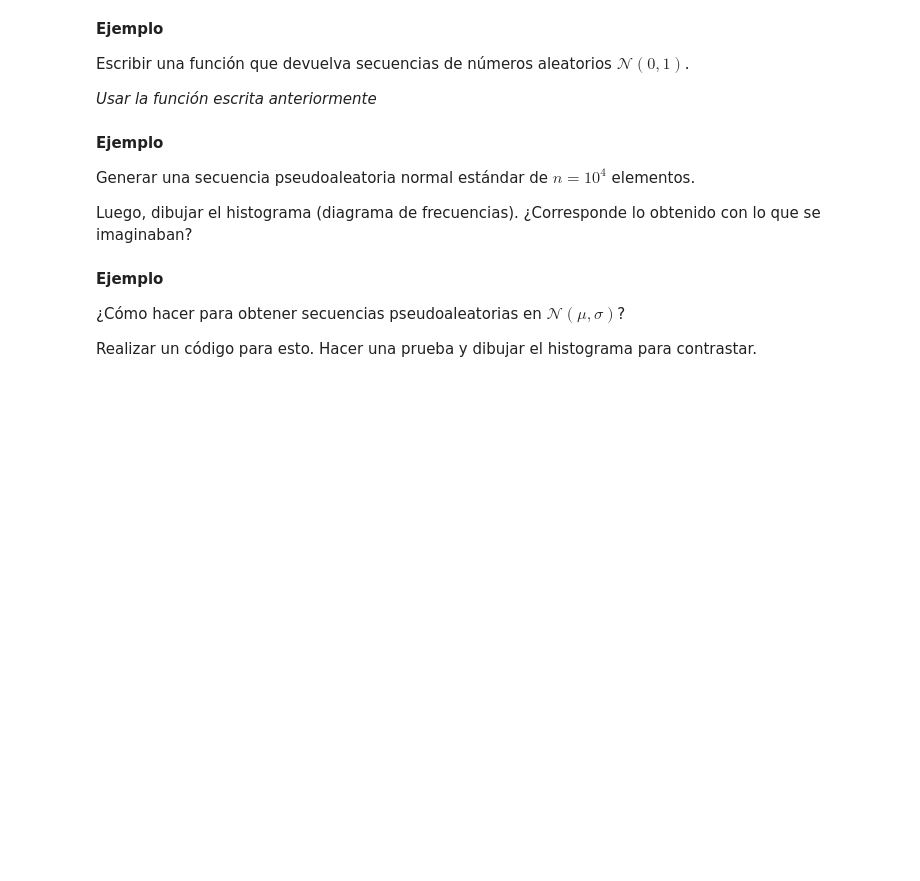
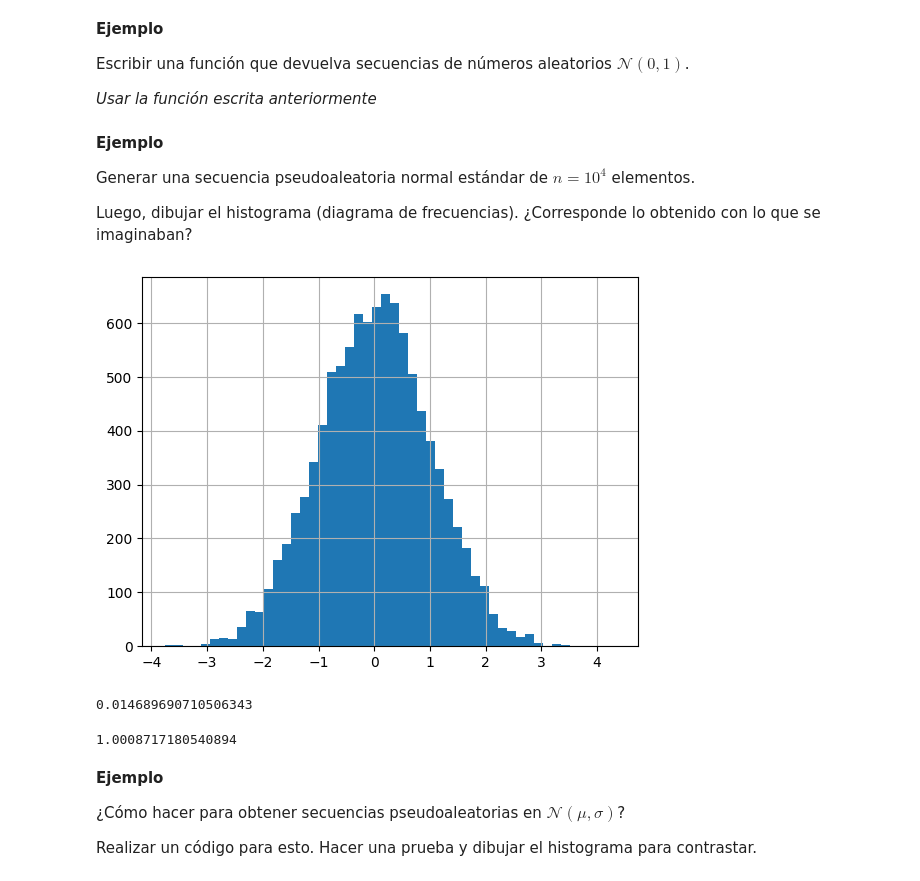
Before and after one commit to ArellanoMCarlos/SimMat_V2024, a Jupyter notebook: Montecarlo/Numeros Pseudoaleatorios.ipynb, the cells around one changed output. Drawn from its saved outputs; the diff is of its cells as text; code cells hidden in the pictures; blank space fills up the shorter version.

```diff
--- a/Montecarlo/Numeros Pseudoaleatorios.ipynb
+++ b/Montecarlo/Numeros Pseudoaleatorios.ipynb
@@ -361,12 +361,53 @@ La derivación de esto se basa en la transformación del sistema cartesiano al s
 Escribir una función que devuelva secuencias de números aleatorios $\mathcal{N}(0,1)$.
 
 *Usar la función escrita anteriormente*
+# %%
+# Generador congruencial
+def congruencial(x0,a,b,m,n):
+  x=[x0]
+  for i in range(n):
+    x.append((a*x[-1]+b)%m)
+  return np.array(x)/(m-1)
+# %%
+# Partimos de la definición de la función 'congruencial'
+#
+def boxMuller(x0,a,b,m,n):
+  # Definimos dos secuencias pseudoaleatorias con distribución Uniforme de tamaño 'n'
+  u1=congruencial(x0,a,b,m,n)
+  x0=(time.time()*10**4)%m
+  u2=congruencial(x0,a,b,m,n)
+  #
+  R=np.sqrt(-2*np.log(u1))
+  th=2*np.pi*u2
+  #
+  X=R*np.cos(th)
+  Y=R*np.sin(th)
+  return X
 # %% [markdown]
 **Ejemplo**
 
 Generar una secuencia pseudoaleatoria normal estándar de $n=10^4$ elementos.
 
 Luego, dibujar el histograma (diagrama de frecuencias). ¿Corresponde lo obtenido con lo que se imaginaban?
+# %%
+x0=1
+abm=(1103515245,12345,2**31-1)
+n=10**4
+x=boxMuller(x0,*abm,n)
+plt.hist(x,bins=50)
+plt.grid()
+# %% [output]
+[figure, added]
+# %%
+# Media
+x.mean()
+# %% [output]
+0.014689690710506343
+# %%
+# Desviación estándar
+x.std()
+# %% [output]
+1.0008717180540894
 # %% [markdown]
 **Ejemplo**
 
```
Also changed, not shown: parts of 15 cells of this notebook, 1 other file.
